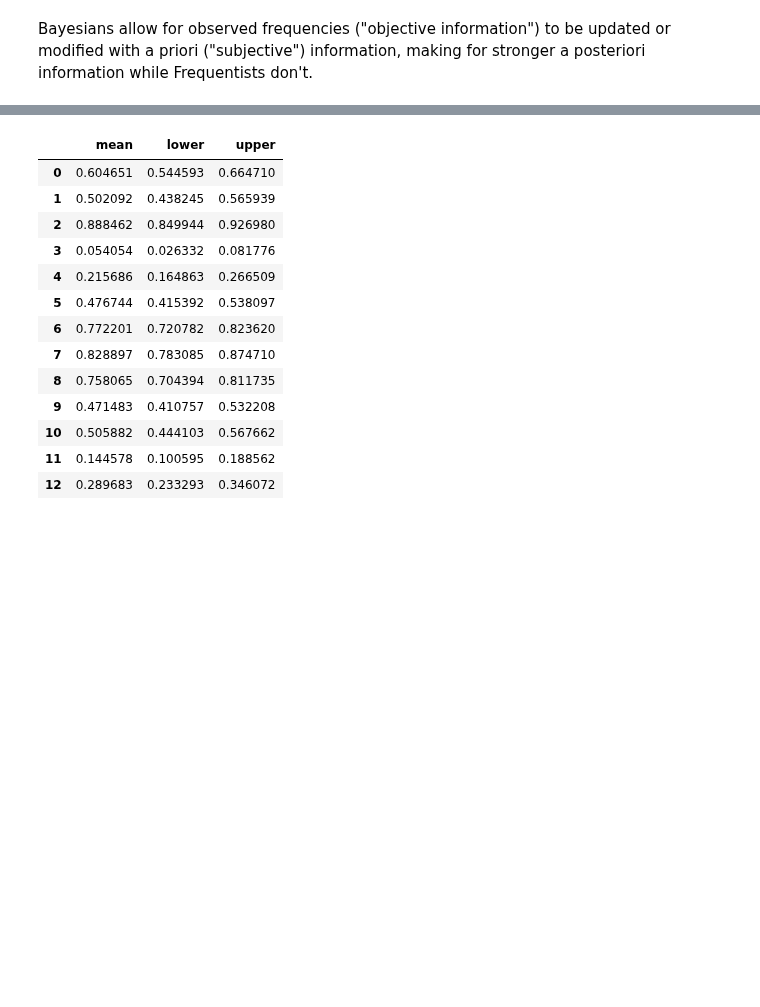
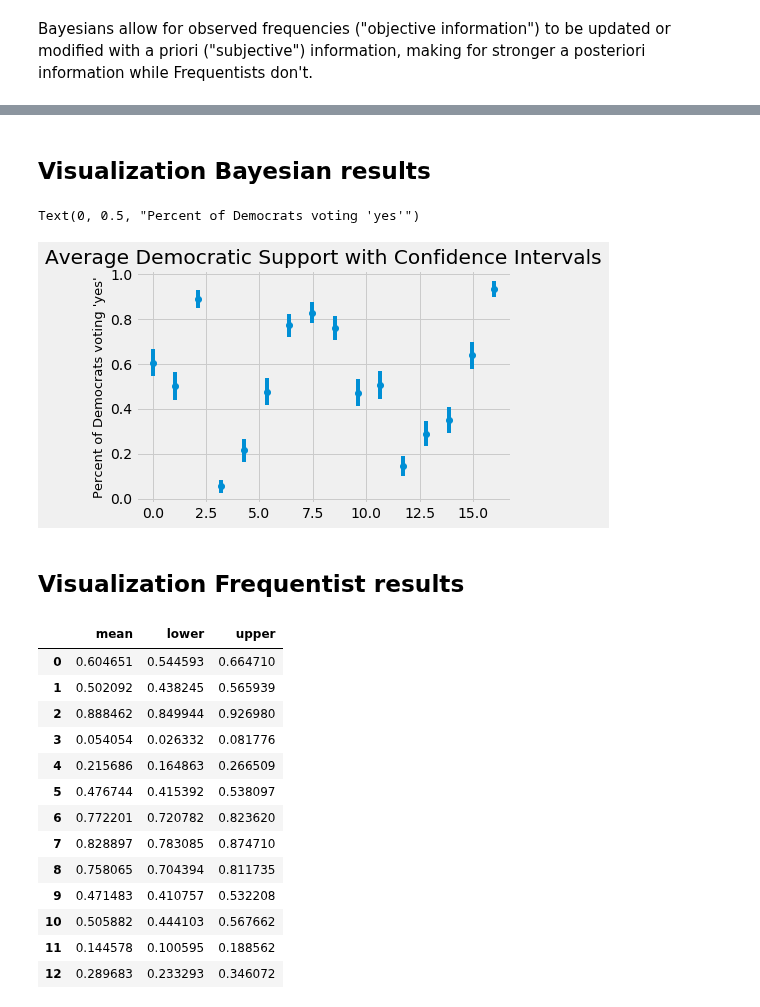
Before and after one commit to bloominstituteoftechnology/DS-Unit-1-Sprint-2-Statistics, a Jupyter notebook: module3/LS_DS_123_Introduction_to_Bayesian_Inference_Assignment.ipynb, the cells around one changed output, grey strips where cells are left out. Drawn from its saved outputs; the diff is of its cells as text; code cells hidden in the pictures; blank space fills up the shorter version.

Commit message:
updated Bayesian results

```diff
--- a/module3/LS_DS_123_Introduction_to_Bayesian_Inference_Assignment.ipynb
+++ b/module3/LS_DS_123_Introduction_to_Bayesian_Inference_Assignment.ipynb
@@ -107,0 +100,26 @@ Mean(statistic=nan, minmax=(nan, nan))
+# %%
+def bayesian_dataframe(df):
+
+  bayesian_output = []
+
+  # Turn dataframe into a numpy array
+  # List values by column and not by row
+  df = df.values.T
+
+  # Remove nan values from columns
+  for col in df:
+    cleaned_col = col[~np.isnan(col)]
+
+    # Calculate Bayesian statistics for each issue
+    mean_bayes_ci, _, _ = stats.bayes_mvs(cleaned_col, alpha=.95)
+    bayesian_output.append(mean_bayes_ci)
+
+  bayesian_output = pd.DataFrame(bayesian_output, columns=['mean', 'minmax'])
+
+  return bayesian_output
+
+# We only want the issue columns not the string "party" column
+only_votes = dem.drop('party', axis='columns')
+
+bayesian_output_df = bayesian_dataframe(only_votes)
+bayesian_output_df.head()
@@ -107,0 +133,6 @@ Mean(statistic=nan, minmax=(nan, nan))
+# %%
+bayesian_output_df[['lower', 'upper']] = bayesian_output_df['minmax'].apply(pd.Series)
+
+bayesian_output_df = bayesian_output_df.drop('minmax', axis='columns')
+
+bayesian_output_df
@@ -107,0 +157,2 @@ Mean(statistic=nan, minmax=(nan, nan))
+# %% [markdown]
+## Visualization Bayesian results
@@ -108,3 +161,17 @@ Mean(statistic=nan, minmax=(nan, nan))
+# %%
+x = np.linspace(0, bayesian_output_df.shape[0], bayesian_output_df.shape[0])
+y = bayesian_output_df['mean']
+yerr = bayesian_output_df['upper'] - bayesian_output_df['mean']
+
+plt.style.use('fivethirtyeight')
+plt.errorbar(x, y, yerr, fmt='o');
+plt.title('Average Democratic Support with Confidence Intervals')
+plt.ylabel("Percent of Democrats voting 'yes'", fontsize=13)
+# %% [output]
+Text(0, 0.5, "Percent of Democrats voting 'yes'")
+[figure, added]
+# %% [markdown]
+## Visualization Frequentist results
 # %%
 def confidence_interval(data, confidence=0.95):
 
```
Also changed, not shown: parts of 12 cells of this notebook.
